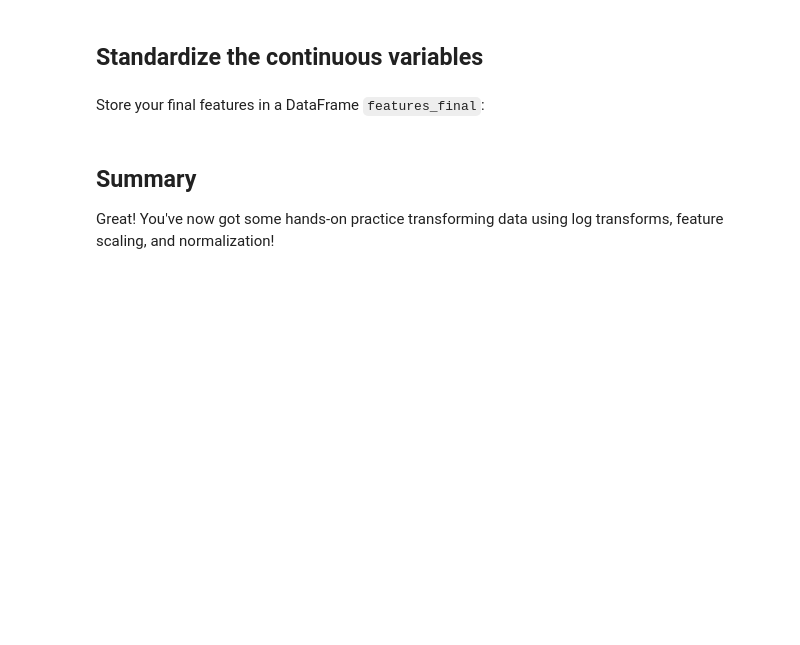
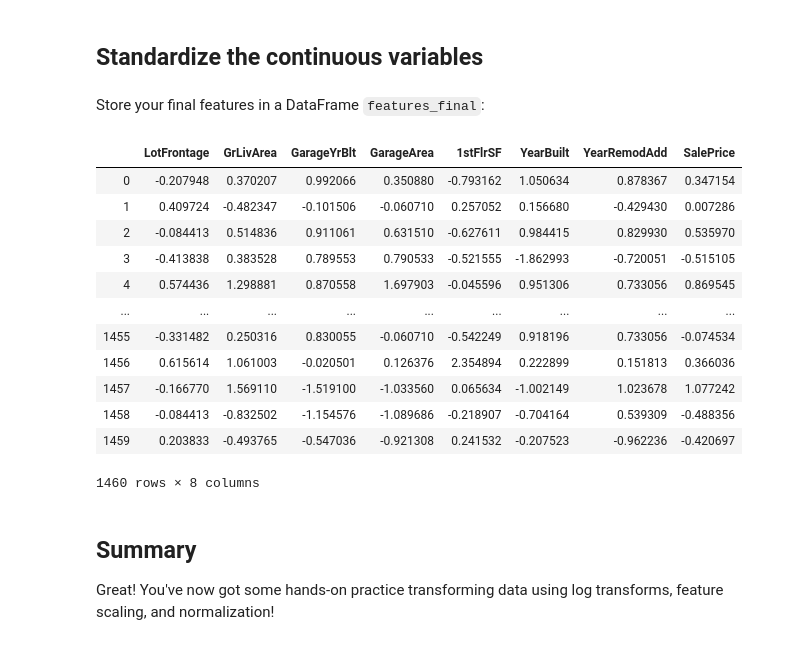
Before and after one commit to OsterMendel/dsc-feature-scaling-and-normalization-lab-nyc-ds-033020, a Jupyter notebook: index.ipynb, the cells around one changed output. Saved outputs shown, nothing was run; the diff lists cells and outputs as text; code cells hidden in the pictures; blank space fills up the shorter version.

```diff
--- a/index.ipynb
+++ b/index.ipynb
@@ -122,7 +122,21 @@ def normalize(feature):
     return (feature - feature.mean()) / feature.std()
 # %%
 # Your code here
-ames_cont.
+ames_cont.apply(normalize)
+# %% [output]
+|  | LotFrontage | GrLivArea | GarageYrBlt | GarageArea | 1stFlrSF | YearBuilt | YearRemodAdd | SalePrice |
+| 0 | -0.207948 | 0.370207 | 0.992066 | 0.350880 | -0.793162 | 1.050634 | 0.878367 | 0.347154 |
+| 1 | 0.409724 | -0.482347 | -0.101506 | -0.060710 | 0.257052 | 0.156680 | -0.429430 | 0.007286 |
+| 2 | -0.084413 | 0.514836 | 0.911061 | 0.631510 | -0.627611 | 0.984415 | 0.829930 | 0.535970 |
+| 3 | -0.413838 | 0.383528 | 0.789553 | 0.790533 | -0.521555 | -1.862993 | -0.720051 | -0.515105 |
+| 4 | 0.574436 | 1.298881 | 0.870558 | 1.697903 | -0.045596 | 0.951306 | 0.733056 | 0.869545 |
+| ... | ... | ... | ... | ... | ... | ... | ... | ... |
+| 1455 | -0.331482 | 0.250316 | 0.830055 | -0.060710 | -0.542249 | 0.918196 | 0.733056 | -0.074534 |
+| 1456 | 0.615614 | 1.061003 | -0.020501 | 0.126376 | 2.354894 | 0.222899 | 0.151813 | 0.366036 |
+| 1457 | -0.166770 | 1.569110 | -1.519100 | -1.033560 | 0.065634 | -1.002149 | 1.023678 | 1.077242 |
+| 1458 | -0.084413 | -0.832502 | -1.154576 | -1.089686 | -0.218907 | -0.704164 | 0.539309 | -0.488356 |
+| 1459 | 0.203833 | -0.493765 | -0.547036 | -0.921308 | 0.241532 | -0.207523 | -0.962236 | -0.420697 |
+1460 rows × 8 columns
 # %% [markdown]
 ## Summary
 Great! You've now got some hands-on practice transforming data using log transforms, feature scaling, and normalization!
```
